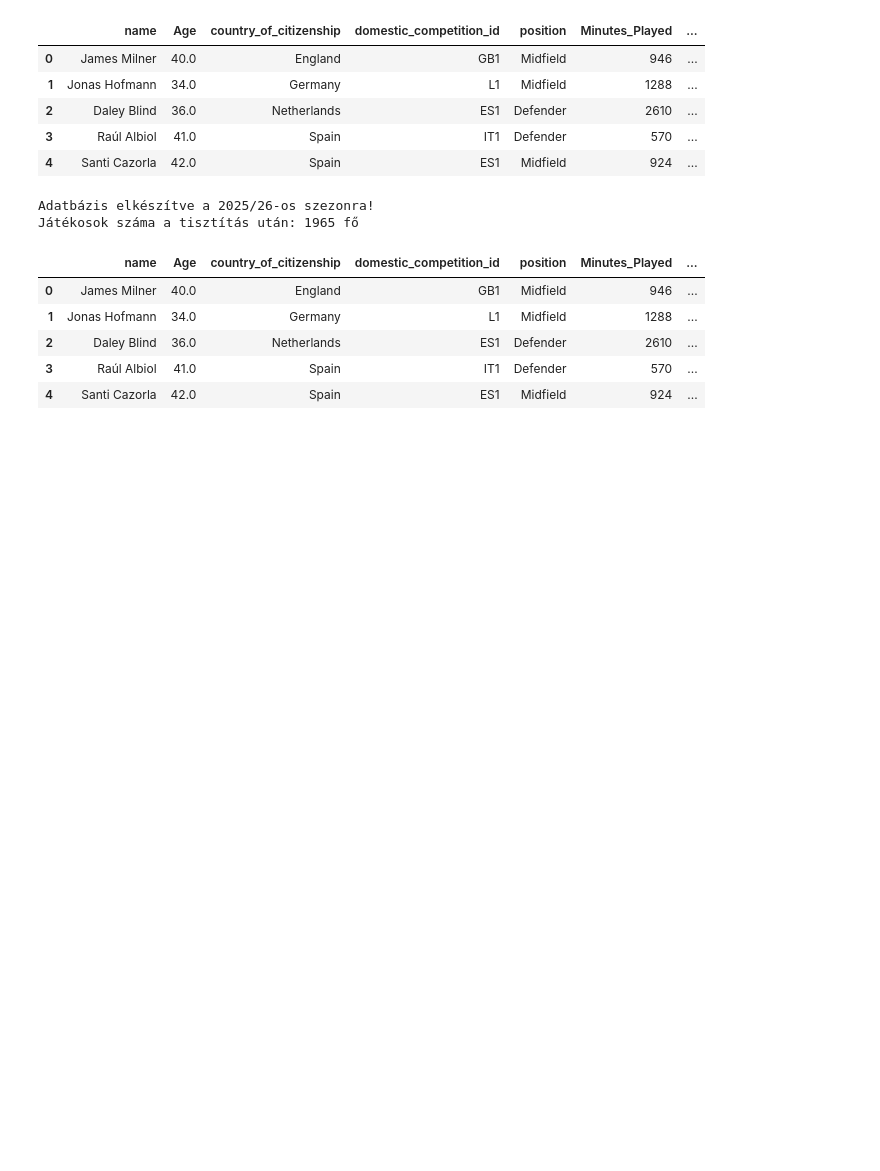
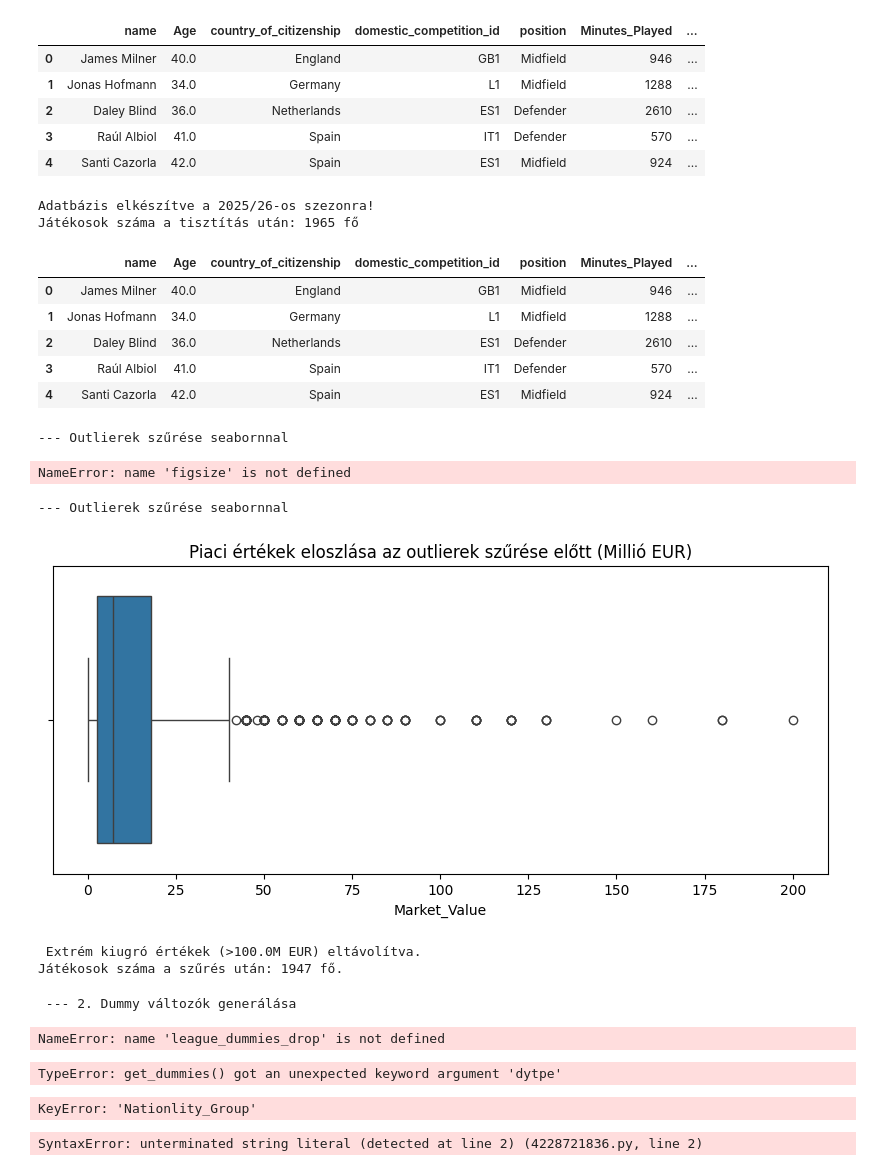
Before and after one commit to BartusSoma/football-market-value-analysis, a Jupyter notebook: Football_Market_Value_Regression.ipynb, the cells around one changed output. Cells and saved outputs as stored; diff of their text form; code cells hidden in the pictures; blank space fills up the shorter version.

Commit message:
Dummy változók generálása és többváltozós regressziós modell illesztése"

```diff
--- a/Football_Market_Value_Regression.ipynb
+++ b/Football_Market_Value_Regression.ipynb
@@ -362,0 +368,48 @@ Játékosok száma a tisztítás után: 1965 fő
+# %%
+print( "--- Outlierek szűrése seabornnal")
+#Készítünk egy dobozdiagramot a piaci értékek eloszlásáról
+plt.figure(figsize(10, 4))
+sns.boxplot(x=df['Market_Value'])
+plt.title("Piaci értékek eloszlása az outlierek szűrése előtt (Millió EUR)")
+plt.show()
+# %% [output]
+--- Outlierek szűrése seabornnal
+NameError: name 'figsize' is not defined
+# %%
+print( "--- Outlierek szűrése seabornnal")
+#Készítünk egy dobozdiagramot a piaci értékek eloszlásáról
+plt.figure(figsize=(10, 4))
+sns.boxplot(x=df['Market_Value'])
+plt.title("Piaci értékek eloszlása az outlierek szűrése előtt (Millió EUR)")
+plt.show()
+# %% [output]
+--- Outlierek szűrése seabornnal
+[figure, added]
+# %%
+#Kiszűrjük a legextrémebb 1%-ot, hogy ne torzítsák a modellt
+q99 = df['Market_Value'].quantile(0.99)
+df = df[df["Market_Value"] <= q99]
+
+print(f" Extrém kiugró értékek (>{q99:.1f}M EUR) eltávolítva.")
+print(f"Játékosok száma a szűrés után: {df.shape[0]} fő. \n")
+# %% [output]
+ Extrém kiugró értékek (>100.0M EUR) eltávolítva.
+Játékosok száma a szűrés után: 1947 fő.
+# %%
+print(" --- 2. Dummy változók generálása")
+#Nemzetiségek egyszerűsítése (Angol, Spanyol, Francia, Egyéb csoportok)
+def categorize_nationality(country):
+  if country == "England" : return "English"
+  elif country == "Spain" : return "Spanish"
+  elif country == "France" : return "French"
+  else: return "Other"
+
+df["Nationality_Group"] = df["country_of_citizenship"].apply(categorize_nationality)
+# %% [output]
+ --- 2. Dummy változók generálása
+# %%
+#Bajnokságok dummyzása (Referencia: GB1)
+league_dummies = pd.get_dummies(df["domestic_competition_id"], prefix="League", dtype=int)
+league_dummies = league_dummies_drop("League_GB1", axis=1)
+# %% [output]
+NameError: name 'league_dummies_drop' is not defined
@@ -362,0 +420,7 @@ Játékosok száma a tisztítás után: 1965 fő
+# %%
+#Posztok dummyzása (Referencia: Attacker)
+position_dummies = pd.get_dummies(df['position'], prefix="Pos" , dytpe=int)
+if "Pos_Attack" in position_dummies.columns:
+  position_dummies = position_dummies.drop("Pos_Attack", axis=1)
+# %% [output]
+TypeError: get_dummies() got an unexpected keyword argument 'dytpe'
@@ -362,0 +432,6 @@ Játékosok száma a tisztítás után: 1965 fő
+# %%
+#Nemzetiségek dummyzása (Referencia: English)
+nat_dummies = pd.get_dummies(df["Nationlity_Group"], prefix="Nat", dtype=int)
+nat_dummies = nat_dummies.drop("Nat_English", axis=1)
+# %% [output]
+KeyError: 'Nationlity_Group'
@@ -362,0 +442,6 @@ Játékosok száma a tisztítás után: 1965 fő
+# %%
+#táblázat összeállítása dummykkal
+df_model = pd.concat([df[['Age', "Minutes_Played", "Contract_Years_Left", "Goal_Contributions", "Market_Value""]],
+league_dummies, position_dummies, nat_dummies], axis=1)
+# %% [output]
+SyntaxError: unterminated string literal (detected at line 2) (4228721836.py, line 2)
```
Also changed, not shown: parts of 12 cells of this notebook.
